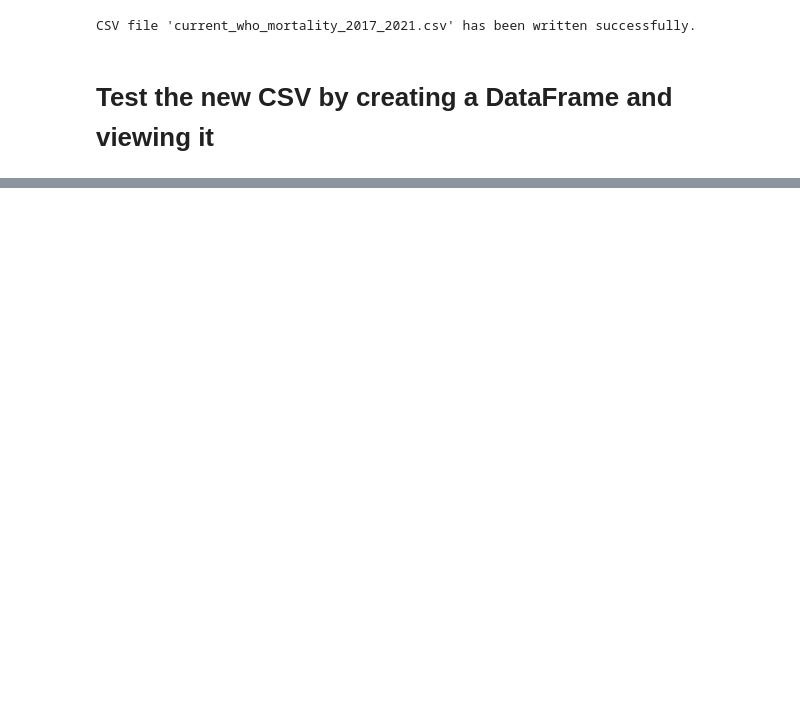
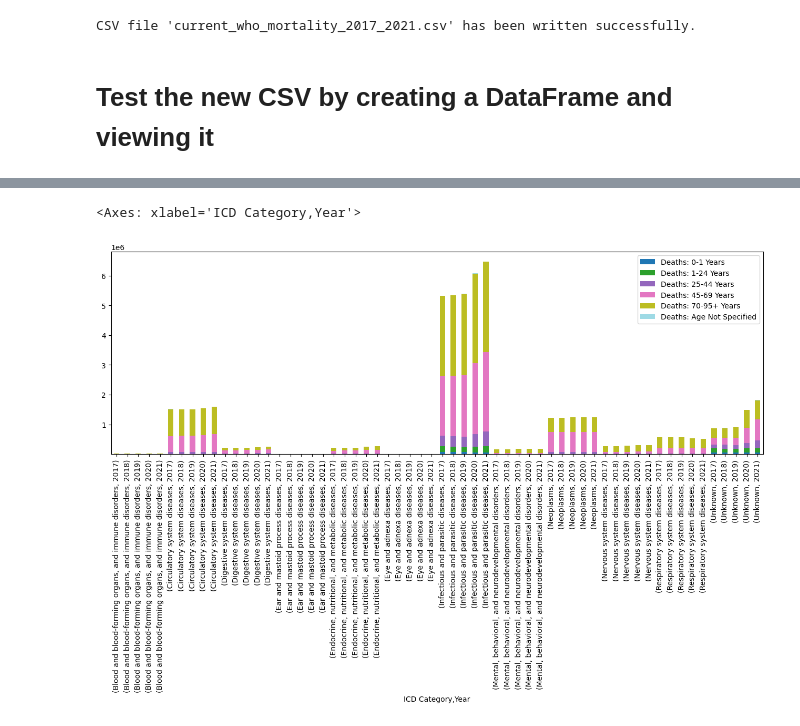
Before and after one commit to ShylaTatum/Group-Project-1, a Jupyter notebook: who_mortality_cleaning_workbook.ipynb, the cells around one changed output, grey strips where cells are left out. Saved outputs shown, nothing was run; the diff lists cells and outputs as text; code cells hidden in the pictures; blank space fills up the shorter version.

```diff
--- a/who_mortality_cleaning_workbook.ipynb
+++ b/who_mortality_cleaning_workbook.ipynb
@@ -335,0 +368,9 @@ display(df_final.head())
+# %%
+# Grouping by Country and Year, then summing up the deaths across age groups
+impact_by_country_year_icd = df_final.groupby(['ICD Category', 'Year']).agg({'Deaths: 0-1 Years': 'sum', 'Deaths: 1-24 Years': 'sum', 'Deaths: 25-44 Years': 'sum', 'Deaths: 45-69 Years': 'sum', 'Deaths: 70-95+ Years': 'sum', 'Deaths: Age Not Specified': 'sum'})
+
+# Plotting the graph with country included
+impact_by_country_year_icd.plot(kind='bar', stacked=True, figsize=(16, 5), colormap='tab20')
+# %% [output]
+<Axes: xlabel='ICD Category,Year'>
+[figure, added]
```
Also changed, not shown: parts of 10 cells of this notebook.
